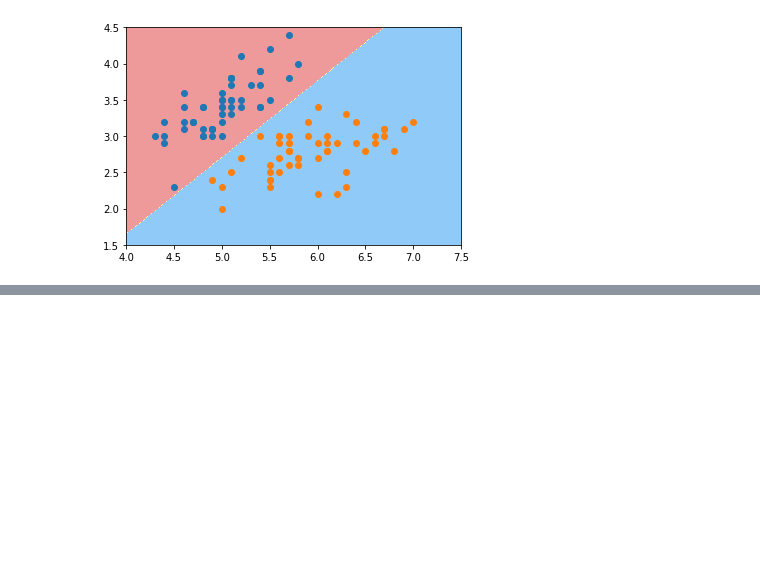
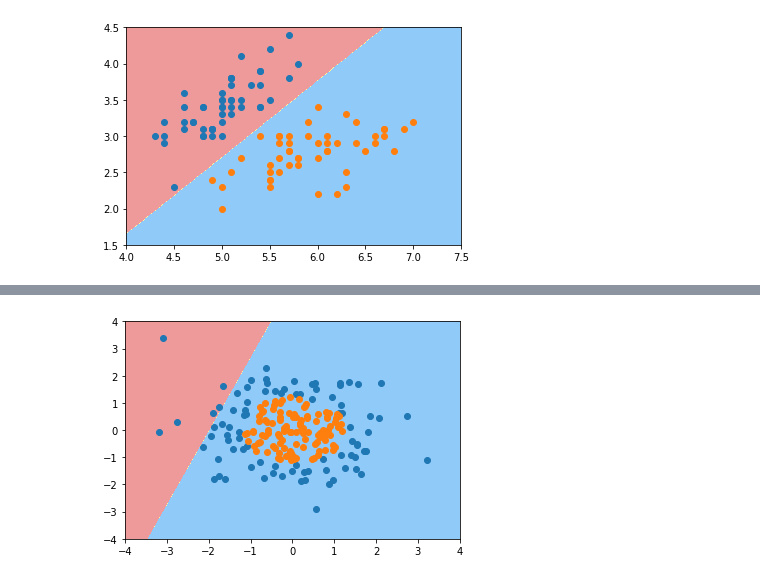
Before and after one commit to lybenson/ML, a Jupyter notebook: logistic/logistic-boundary.ipynb, the cells around one changed output, grey strips where cells are left out. Drawn from its saved outputs; the diff is of its cells as text; code cells hidden in the pictures; blank space fills up the shorter version.

```diff
--- a/logistic/logistic-boundary.ipynb
+++ b/logistic/logistic-boundary.ipynb
@@ -60,0 +86,7 @@ plt.show()
+# %%
+plot_decision_boundary(log_reg, axis=[-4, 4, -4, 4])
+plt.scatter(X[y==0,0], X[y==0,1])
+plt.scatter(X[y==1,0], X[y==1,1])
+plt.show()
+# %% [output]
+[figure, added]
```
Also changed, not shown: parts of 9 cells of this notebook, 3 other files.
